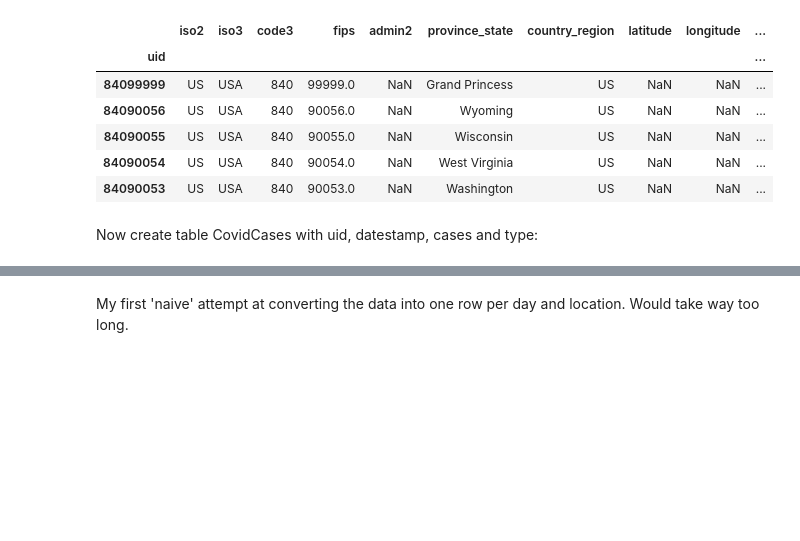
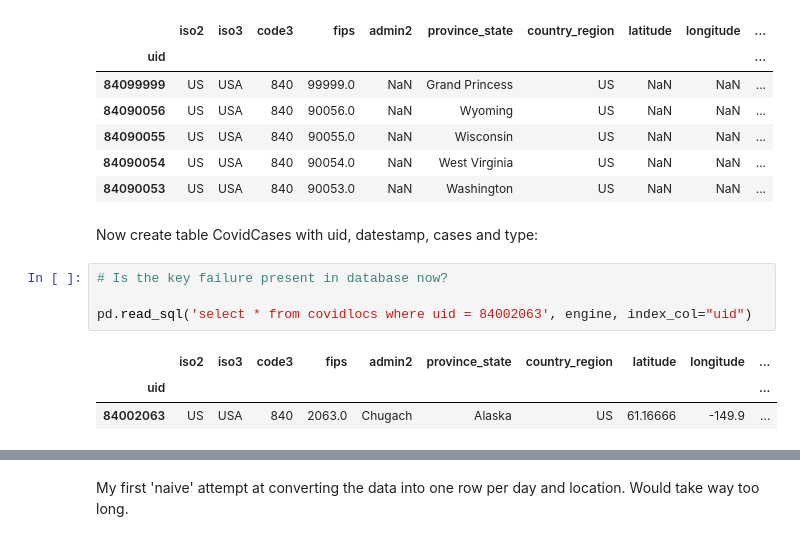
Before and after one commit to klane/dse-capstone, a Jupyter notebook: db/refresh_covid_sql.ipynb, the cells around one changed output, grey strips where cells are left out. Cells and saved outputs as stored; diff of their text form; blank space fills up the shorter version.

```diff
--- a/db/refresh_covid_sql.ipynb
+++ b/db/refresh_covid_sql.ipynb
@@ -138,6 +150,14 @@ CovidLocs.sort_values(by="uid", ascending=False).head()
 | 84090053 | US | USA | 840 | 90053.0 | NaN | Washington | US | NaN | NaN | ... |
 # %% [markdown]
 Now create table CovidCases with uid, datestamp, cases and type:
+# %%
+# Is the key failure present in database now?
+
+pd.read_sql('select * from covidlocs where uid = 84002063', engine, index_col="uid")
+# %% [output]
+|  | iso2 | iso3 | code3 | fips | admin2 | province_state | country_region | latitude | longitude | ... |
+| uid |  |  |  |  |  |  |  |  |  | ... |
+| 84002063 | US | USA | 840 | 2063.0 | Chugach | Alaska | US | 61.16666 | -149.9 | ... |
 # %%
 pd.read_sql('select * from covidcases limit 1', engine)
 # %% [output]
```
Also changed, not shown: parts of 8 cells of this notebook, 4 other files.
